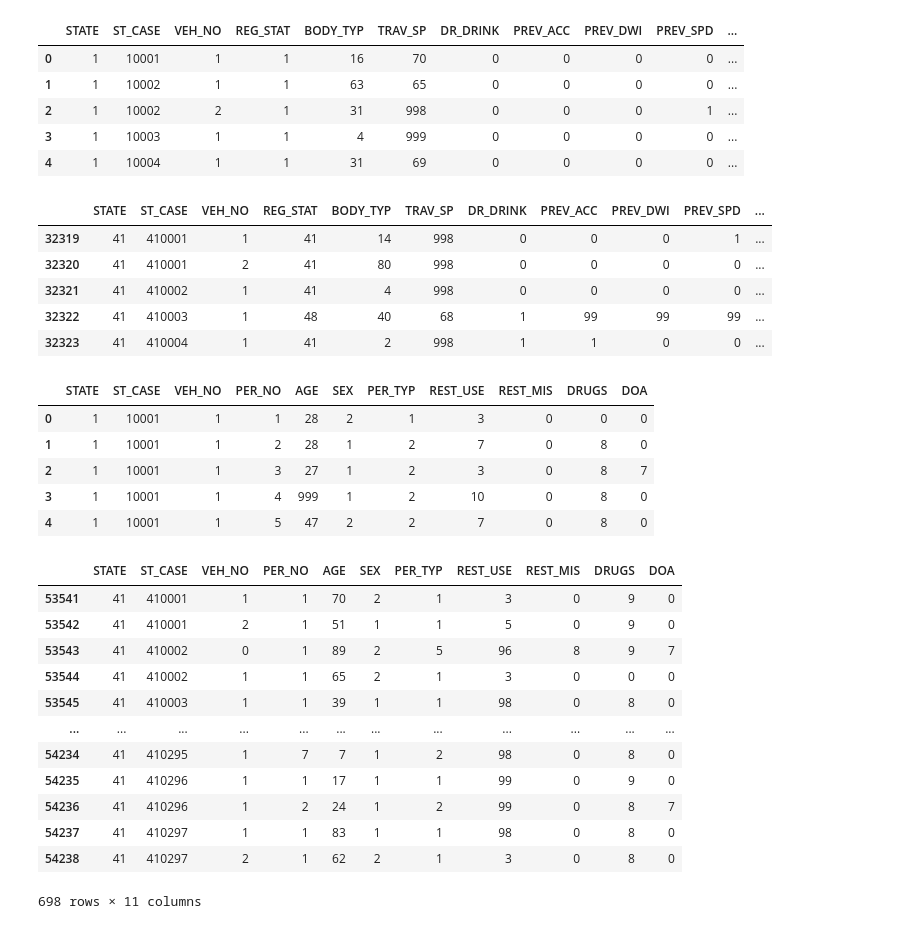
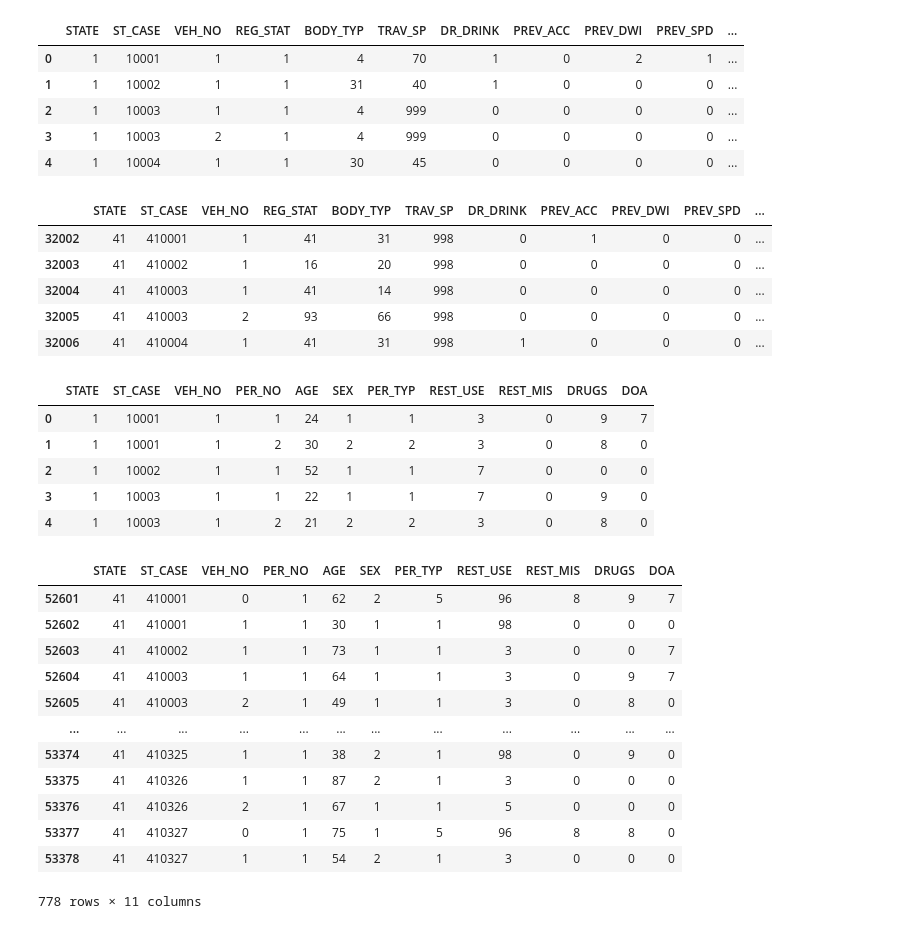
Before and after one commit to RebelKell/group-4, a Jupyter notebook: 2014_data_cleanup.ipynb, the cells around one changed output. Saved outputs shown, nothing was run; the diff lists cells and outputs as text; code cells hidden in the pictures.

```diff
--- a/2013_data_cleanup.ipynb
+++ b/2014_data_cleanup.ipynb
@@ -1,8 +1,8 @@
 # %%
 import pandas as pd
 # %%
-filepath2013 = 'Resources/raw_data/FARS2013NationalCSV/'
-accidents_2013_df = pd.read_csv(filepath2013+'ACCIDENT.CSV')
-accidents_2013_df.head()
+filepath2014 = 'Resources/raw_data/FARS2014NationalCSV/'
+accidents_2014_df = pd.read_csv(filepath2014+'ACCIDENT.CSV')
+accidents_2014_df.head()
 # %% [output]
 |  | STATE | ST_CASE | VE_TOTAL | VE_FORMS | PVH_INVL | PEDS | PERNOTMVIT | PERMVIT | PERSONS | COUNTY | ... |
@@ -26,7 +26,7 @@ vehicle_2013_df.head()
 5 rows × 102 columns
 # %%
 # Grabbing 3rd of 5 files
-person_2013_df = pd.read_csv(filepath2013 + 'PERSON.CSV', low_memory=False)
-person_2013_df.head()
+person_2014_df = pd.read_csv(filepath2014 + 'PERSON.CSV', low_memory=False)
+person_2014_df.head()
 # %% [output]
 |  | STATE | ST_CASE | VE_FORMS | VEH_NO | PER_NO | STR_VEH | COUNTY | DAY | MONTH | HOUR | ... | ... |
@@ -91,53 +91,53 @@ accidents_2013_df
 # %%
 # Slimming to just the columns we need
-vehicle_2013_df = vehicle_2013_df[['STATE', 'ST_CASE', 'VEH_NO', 'REG_STAT', 'BODY_TYP', 'TRAV_SP', 'DR_DRINK', 'PREV_ACC', 'PREV_DWI', 'PREV_SPD', 'SPEEDREL', 'VSPD_LIM', 'ACC_TYPE']]
-vehicle_2013_df.head()
+vehicle_2014_df = vehicle_2014_df[['STATE', 'ST_CASE', 'VEH_NO', 'REG_STAT', 'BODY_TYP', 'TRAV_SP', 'DR_DRINK', 'PREV_ACC', 'PREV_DWI', 'PREV_SPD', 'SPEEDREL', 'VSPD_LIM', 'ACC_TYPE']]
+vehicle_2014_df.head()
 # %% [output]
 |  | STATE | ST_CASE | VEH_NO | REG_STAT | BODY_TYP | TRAV_SP | DR_DRINK | PREV_ACC | PREV_DWI | PREV_SPD | ... |
-| 0 | 1 | 10001 | 1 | 1 | 16 | 70 | 0 | 0 | 0 | 0 | ... |
-| 1 | 1 | 10002 | 1 | 1 | 63 | 65 | 0 | 0 | 0 | 0 | ... |
-| 2 | 1 | 10002 | 2 | 1 | 31 | 998 | 0 | 0 | 0 | 1 | ... |
-| 3 | 1 | 10003 | 1 | 1 | 4 | 999 | 0 | 0 | 0 | 0 | ... |
-| 4 | 1 | 10004 | 1 | 1 | 31 | 69 | 0 | 0 | 0 | 0 | ... |
+| 0 | 1 | 10001 | 1 | 1 | 4 | 70 | 1 | 0 | 2 | 1 | ... |
+| 1 | 1 | 10002 | 1 | 1 | 31 | 40 | 1 | 0 | 0 | 0 | ... |
+| 2 | 1 | 10003 | 1 | 1 | 4 | 999 | 0 | 0 | 0 | 0 | ... |
+| 3 | 1 | 10003 | 2 | 1 | 4 | 999 | 0 | 0 | 0 | 0 | ... |
+| 4 | 1 | 10004 | 1 | 1 | 30 | 45 | 0 | 0 | 0 | 0 | ... |
 # %%
 # Filtering to just the accidents in Oregon
-vehicle_2013_df = vehicle_2013_df.loc[vehicle_2013_df['STATE'] == 41]
-vehicle_2013_df.head()
+vehicle_2014_df = vehicle_2014_df.loc[vehicle_2014_df['STATE'] == 41]
+vehicle_2014_df.head()
 # %% [output]
 |  | STATE | ST_CASE | VEH_NO | REG_STAT | BODY_TYP | TRAV_SP | DR_DRINK | PREV_ACC | PREV_DWI | PREV_SPD | ... |
-| 32319 | 41 | 410001 | 1 | 41 | 14 | 998 | 0 | 0 | 0 | 1 | ... |
-| 32320 | 41 | 410001 | 2 | 41 | 80 | 998 | 0 | 0 | 0 | 0 | ... |
-| 32321 | 41 | 410002 | 1 | 41 | 4 | 998 | 0 | 0 | 0 | 0 | ... |
-| 32322 | 41 | 410003 | 1 | 48 | 40 | 68 | 1 | 99 | 99 | 99 | ... |
-| 32323 | 41 | 410004 | 1 | 41 | 2 | 998 | 1 | 1 | 0 | 0 | ... |
+| 32002 | 41 | 410001 | 1 | 41 | 31 | 998 | 0 | 1 | 0 | 0 | ... |
+| 32003 | 41 | 410002 | 1 | 16 | 20 | 998 | 0 | 0 | 0 | 0 | ... |
+| 32004 | 41 | 410003 | 1 | 41 | 14 | 998 | 0 | 0 | 0 | 0 | ... |
+| 32005 | 41 | 410003 | 2 | 93 | 66 | 998 | 0 | 0 | 0 | 0 | ... |
+| 32006 | 41 | 410004 | 1 | 41 | 31 | 998 | 1 | 0 | 0 | 0 | ... |
 # %%
 # Slimming to just the columns we need
-person_2013_df = person_2013_df[['STATE', 'ST_CASE', 'VEH_NO', 'PER_NO', 'AGE', 'SEX', 'PER_TYP', 'REST_USE', 'REST_MIS', 'DRUGS', 'DOA']]
-person_2013_df.head()
+person_2014_df = person_2014_df[['STATE', 'ST_CASE', 'VEH_NO', 'PER_NO', 'AGE', 'SEX', 'PER_TYP', 'REST_USE', 'REST_MIS', 'DRUGS', 'DOA']]
+person_2014_df.head()
 # %% [output]
 |  | STATE | ST_CASE | VEH_NO | PER_NO | AGE | SEX | PER_TYP | REST_USE | REST_MIS | DRUGS | DOA |
-| 0 | 1 | 10001 | 1 | 1 | 28 | 2 | 1 | 3 | 0 | 0 | 0 |
-| 1 | 1 | 10001 | 1 | 2 | 28 | 1 | 2 | 7 | 0 | 8 | 0 |
-| 2 | 1 | 10001 | 1 | 3 | 27 | 1 | 2 | 3 | 0 | 8 | 7 |
-| 3 | 1 | 10001 | 1 | 4 | 999 | 1 | 2 | 10 | 0 | 8 | 0 |
-| 4 | 1 | 10001 | 1 | 5 | 47 | 2 | 2 | 7 | 0 | 8 | 0 |
+| 0 | 1 | 10001 | 1 | 1 | 24 | 1 | 1 | 3 | 0 | 9 | 7 |
+| 1 | 1 | 10001 | 1 | 2 | 30 | 2 | 2 | 3 | 0 | 8 | 0 |
+| 2 | 1 | 10002 | 1 | 1 | 52 | 1 | 1 | 7 | 0 | 0 | 0 |
+| 3 | 1 | 10003 | 1 | 1 | 22 | 1 | 1 | 7 | 0 | 9 | 0 |
+| 4 | 1 | 10003 | 1 | 2 | 21 | 2 | 2 | 3 | 0 | 8 | 0 |
 # %%
 # Filtering to just the accidents in Oregon
-person_2013_df = person_2013_df.loc[person_2013_df['STATE'] == 41]
-person_2013_df
+person_2014_df = person_2014_df.loc[person_2014_df['STATE'] == 41]
+person_2014_df
 # %% [output]
 |  | STATE | ST_CASE | VEH_NO | PER_NO | AGE | SEX | PER_TYP | REST_USE | REST_MIS | DRUGS | DOA |
-| 53541 | 41 | 410001 | 1 | 1 | 70 | 2 | 1 | 3 | 0 | 9 | 0 |
-| 53542 | 41 | 410001 | 2 | 1 | 51 | 1 | 1 | 5 | 0 | 9 | 0 |
-| 53543 | 41 | 410002 | 0 | 1 | 89 | 2 | 5 | 96 | 8 | 9 | 7 |
-| 53544 | 41 | 410002 | 1 | 1 | 65 | 2 | 1 | 3 | 0 | 0 | 0 |
-| 53545 | 41 | 410003 | 1 | 1 | 39 | 1 | 1 | 98 | 0 | 8 | 0 |
+| 52601 | 41 | 410001 | 0 | 1 | 62 | 2 | 5 | 96 | 8 | 9 | 7 |
+| 52602 | 41 | 410001 | 1 | 1 | 30 | 1 | 1 | 98 | 0 | 0 | 0 |
+| 52603 | 41 | 410002 | 1 | 1 | 73 | 1 | 1 | 3 | 0 | 0 | 7 |
+| 52604 | 41 | 410003 | 1 | 1 | 64 | 1 | 1 | 3 | 0 | 9 | 7 |
+| 52605 | 41 | 410003 | 2 | 1 | 49 | 1 | 1 | 3 | 0 | 8 | 0 |
 | ... | ... | ... | ... | ... | ... | ... | ... | ... | ... | ... | ... |
-| 54234 | 41 | 410295 | 1 | 7 | 7 | 1 | 2 | 98 | 0 | 8 | 0 |
-| 54235 | 41 | 410296 | 1 | 1 | 17 | 1 | 1 | 99 | 0 | 9 | 0 |
-| 54236 | 41 | 410296 | 1 | 2 | 24 | 1 | 2 | 99 | 0 | 8 | 7 |
-| 54237 | 41 | 410297 | 1 | 1 | 83 | 1 | 1 | 98 | 0 | 8 | 0 |
-| 54238 | 41 | 410297 | 2 | 1 | 62 | 2 | 1 | 3 | 0 | 8 | 0 |
+| 53374 | 41 | 410325 | 1 | 1 | 38 | 2 | 1 | 98 | 0 | 9 | 0 |
+| 53375 | 41 | 410326 | 1 | 1 | 87 | 2 | 1 | 3 | 0 | 0 | 0 |
+| 53376 | 41 | 410326 | 2 | 1 | 67 | 1 | 1 | 5 | 0 | 0 | 0 |
+| 53377 | 41 | 410327 | 0 | 1 | 75 | 1 | 5 | 96 | 8 | 8 | 0 |
+| 53378 | 41 | 410327 | 1 | 1 | 54 | 2 | 1 | 3 | 0 | 0 | 0 |
-698 rows × 11 columns
+778 rows × 11 columns
 # %%
 # Filtering to just the accidents in Oregon
```
Also changed, not shown: parts of 33 cells of this notebook, 3 other files.
